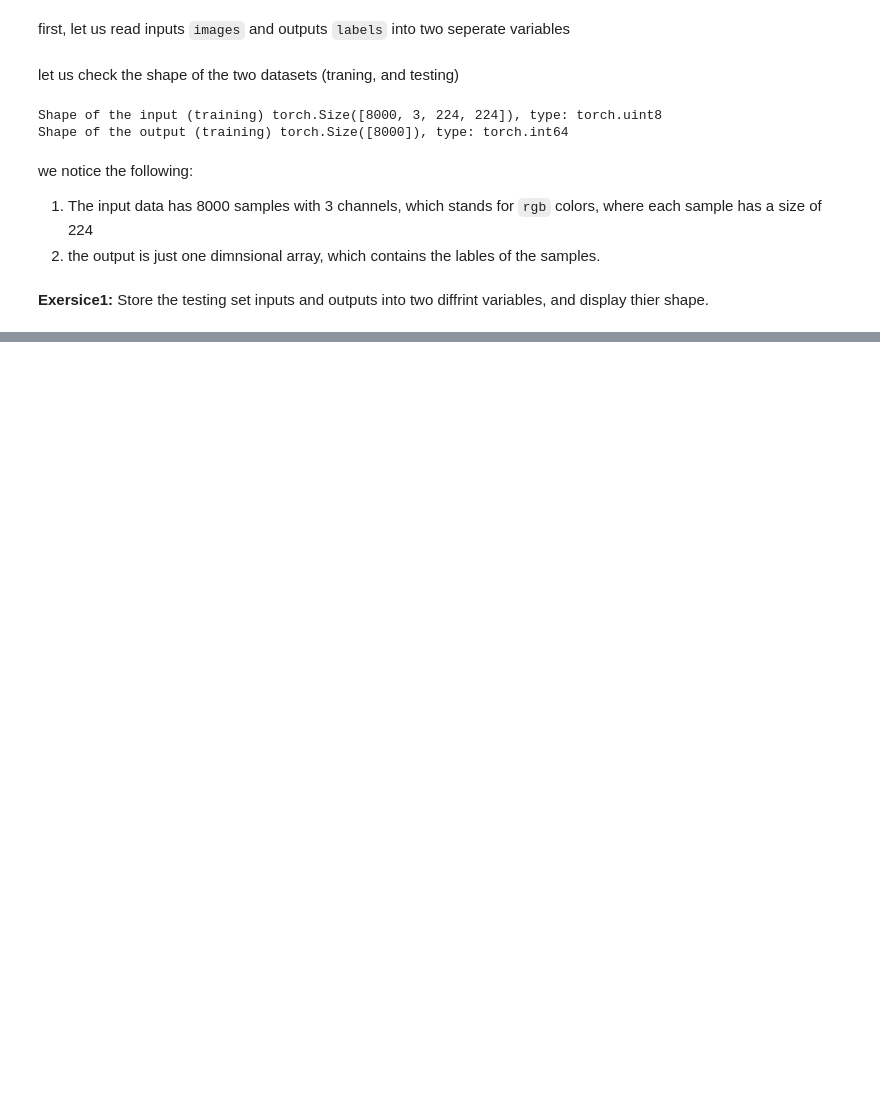
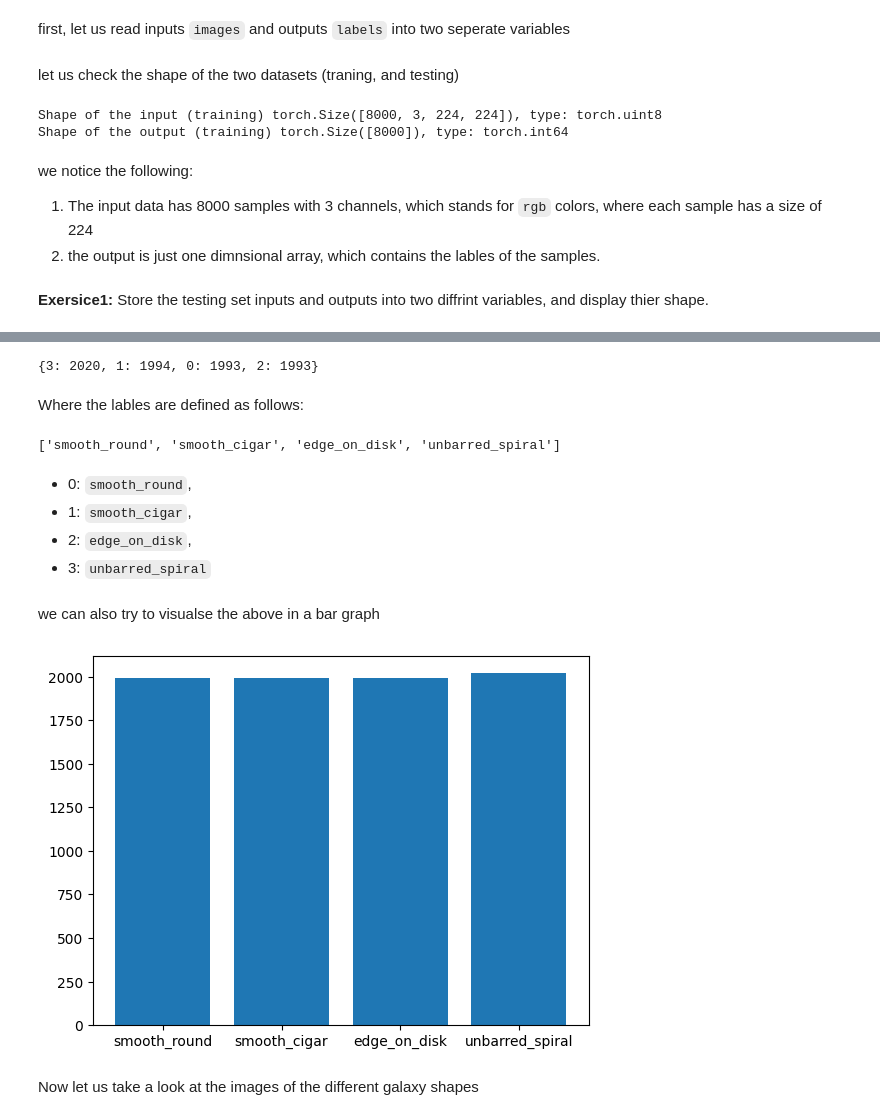
Before and after one commit to ezrafielding/galaxy-cluster, a Jupyter notebook: 1-PreProcessing.ipynb, the cells around one changed output, grey strips where cells are left out. Saved outputs shown, nothing was run; the diff lists cells and outputs as text; code cells hidden in the pictures; blank space fills up the shorter version.

```diff
--- a/1-PreProcessing.ipynb
+++ b/1-PreProcessing.ipynb
@@ -59,0 +62,41 @@ Store the testing set inputs and outputs into two diffrint variables, and displa
+# %%
+import pandas as pd
+from collections import Counter
+
+df_labelsTrain = pd.DataFrame(labels_train)
+dict_train =  df_labelsTrain.stack().value_counts().to_dict()
+print(dict_train)
+# %% [output]
+{3: 2020, 1: 1994, 0: 1993, 2: 1993}
+# %% [markdown]
+Where the lables are defined as follows:
+# %%
+GalaxyMNISTHighrez.classes
+# %% [output]
+['smooth_round', 'smooth_cigar', 'edge_on_disk', 'unbarred_spiral']
+# %% [markdown]
+   - 0: `smooth_round`,
+   - 1: `smooth_cigar`,
+   - 2: `edge_on_disk`,
+   - 3: `unbarred_spiral`
+# %% [markdown]
+we can also try to visualse the above in a bar graph
+# %%
+import matplotlib.pyplot as plt
+
+# sorted_x = sorted(dict_train.keys(), key=operator.itemgetter(1)) # sorting dictionary according to thier keys
+# sorted_dict_train  = sorted(wordsFreqDict.keys())
+
+
+for newKey, oldKey in  zip( GalaxyMNISTHighrez.classes, sorted(dict_train.keys()) ): # changing the key names
+    dict_train[newKey] = dict_train.pop(oldKey)
+
+plt.bar(range(len(dict_train)), list(dict_train.values()), align='center')
+plt.xticks(range(len(dict_train)), list(dict_train.keys()))
+
+
+plt.show()
+# %% [output]
+[figure, added]
+# %% [markdown]
+Now let us take a look at the images of the different galaxy shapes
```
Also changed, not shown: parts of 33 cells of this notebook.
